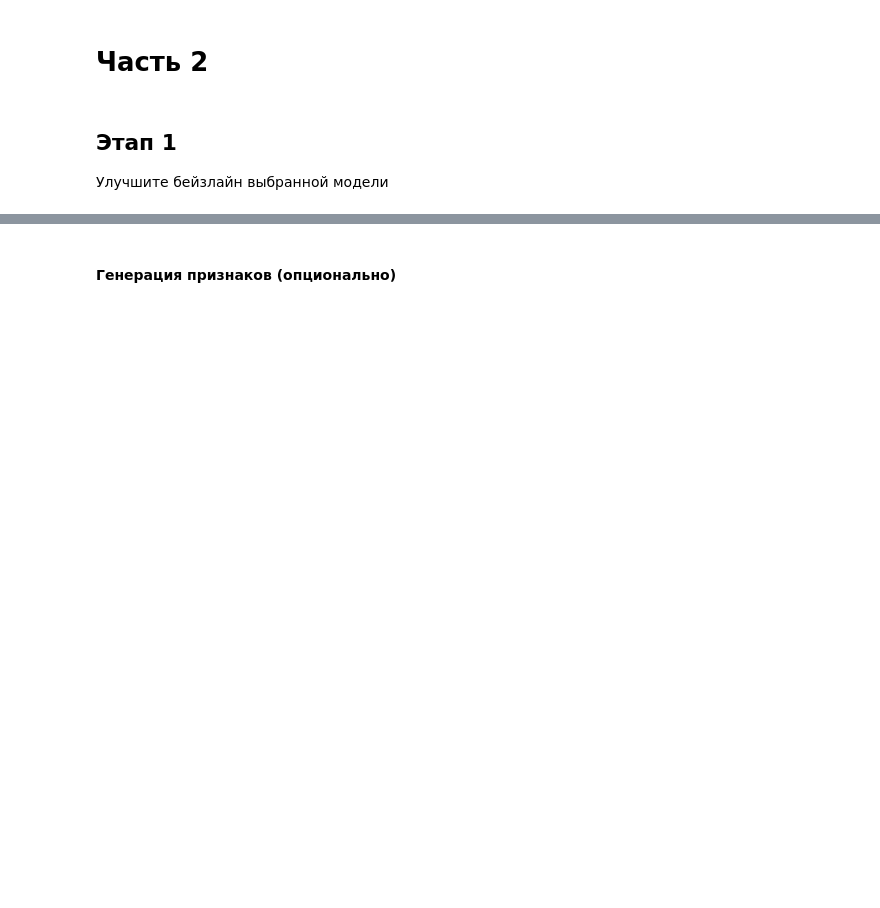
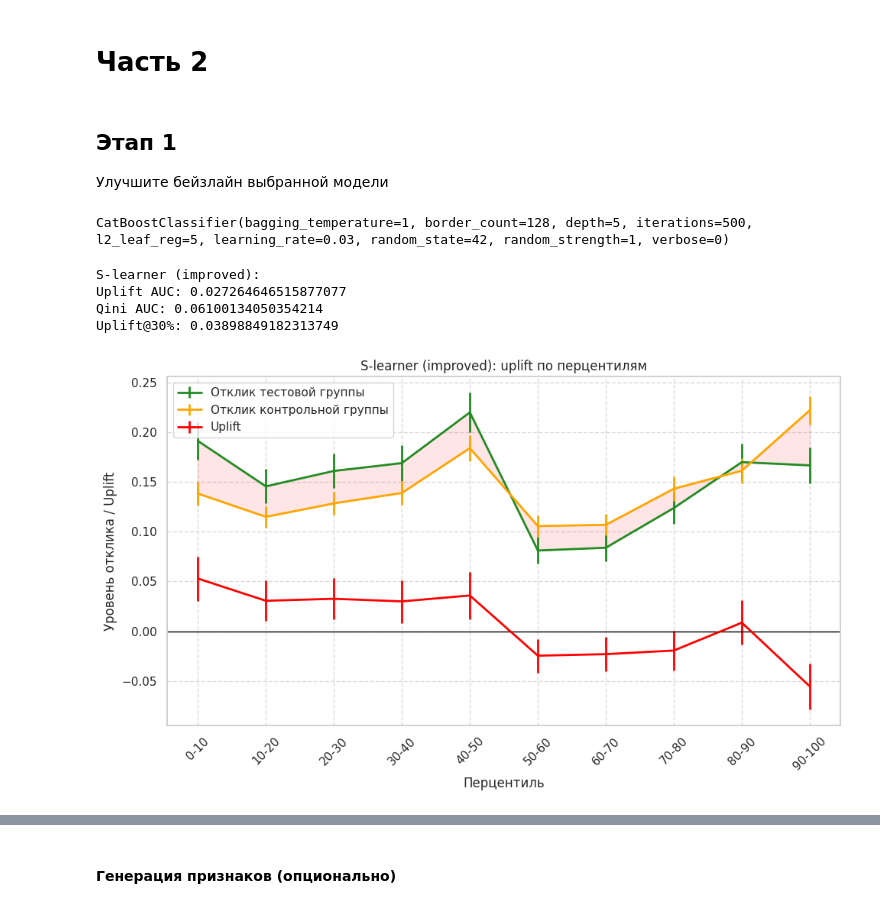
Before and after one commit to Manaam9/mle-uplift-final-project-2025, a Jupyter notebook: final_project_template.ipynb, the cells around one changed output, grey strips where cells are left out. Cells and saved outputs as stored; diff of their text form; code cells hidden in the pictures; blank space fills up the shorter version.

```diff
--- a/final_project_template.ipynb
+++ b/final_project_template.ipynb
@@ -832,3 +846,63 @@ NameError: name 'X_train_scaled' is not defined
 # %% [markdown]
 ## Этап 1
 Улучшите бейзлайн выбранной модели
+# %%
+model_s_improved = CatBoostClassifier(
+    iterations=500,          # больше итераций
+    depth=5,                 # чуть меньше глубина → меньше переобучение
+    learning_rate=0.03,      # более плавное обучение
+    l2_leaf_reg=5,           # регуляризация
+    random_strength=1,
+    bagging_temperature=1,
+    border_count=128,
+    random_state=42,
+    verbose=0
+)
+
+model_s_improved.fit(X_train, y_train)
+# %% [output]
+CatBoostClassifier(bagging_temperature=1, border_count=128, depth=5, iterations=500, l2_leaf_reg=5, learning_rate=0.03, random_state=42, random_strength=1, verbose=0)
+# %%
+# Предсказания uplift
+X_test_treated = X_test.copy()
+X_test_control = X_test.copy()
+
+X_test_treated['treatment'] = 1
+X_test_control['treatment'] = 0
+
+pred_treated = model_s_improved.predict_proba(X_test_treated)[:, 1]
+pred_control = model_s_improved.predict_proba(X_test_control)[:, 1]
+
+uplift_pred_s_improved = pred_treated - pred_control
+# %%
+# Метрики
+uplift_auc_s_imp = uplift_auc_score(y_test, uplift_pred_s_improved, treatment_test)
+qini_auc_s_imp = qini_auc_score(y_test, uplift_pred_s_improved, treatment_test)
+uplift_30_s_imp = uplift_at_k(
+    y_test,
+    uplift_pred_s_improved,
+    treatment_test,
+    strategy='overall',
+    k=0.3
+)
+
+print("S-learner (improved):")
+print("Uplift AUC:", uplift_auc_s_imp)
+print("Qini AUC:", qini_auc_s_imp)
+print("Uplift@30%:", uplift_30_s_imp)
+# %% [output]
+S-learner (improved):
+Uplift AUC: 0.027264646515877077
+Qini AUC: 0.06100134050354214
+Uplift@30%: 0.03898849182313749
+# %%
+custom_uplift_by_percentile(
+    y_test,
+    uplift_pred_s_improved,
+    treatment_test,
+    bins=10,
+    title='S-learner (improved): uplift по перцентилям'
+)
+plt.show()
+# %% [output]
+[figure, added]
```
Also changed, not shown: parts of 43 cells of this notebook, 4 other files.
